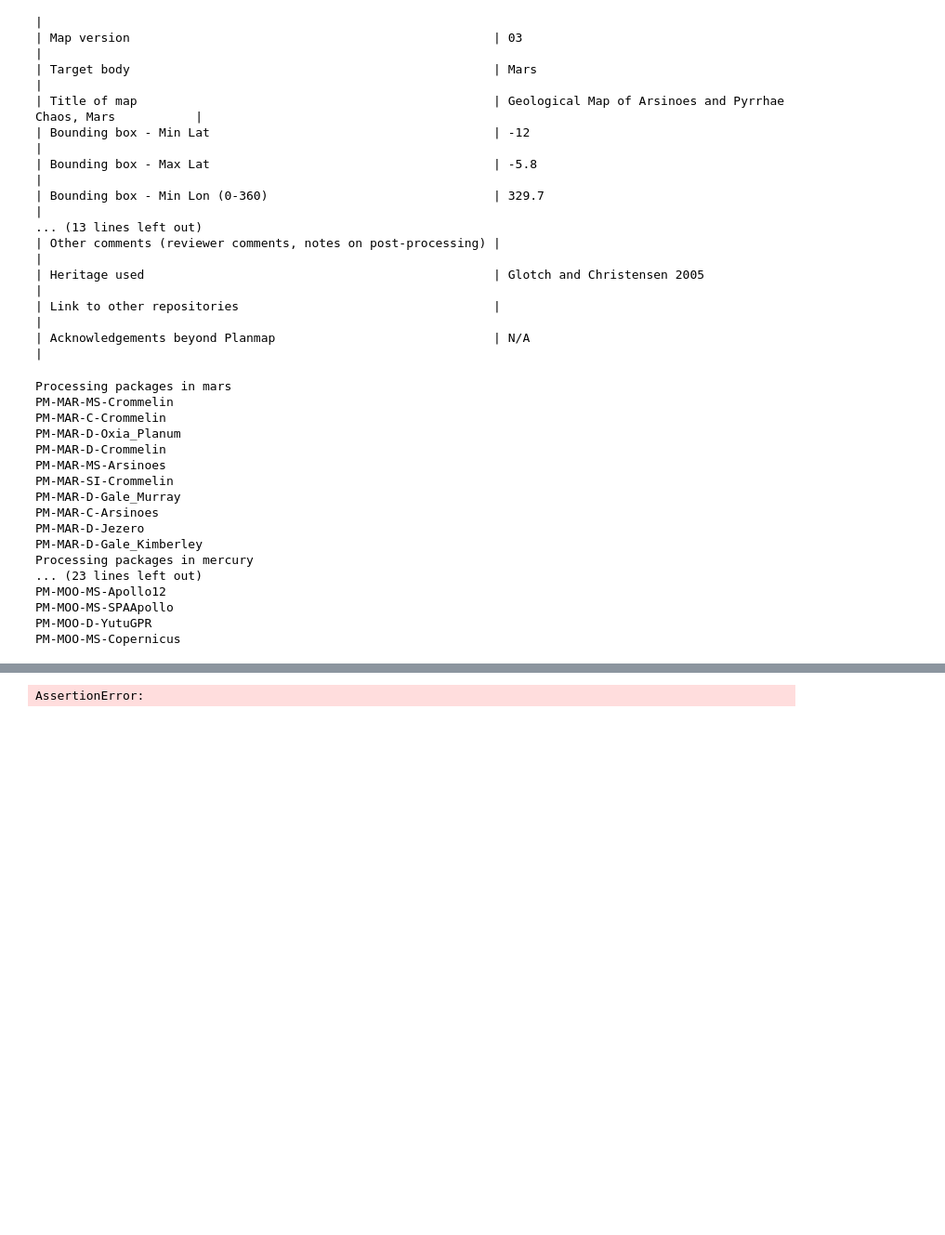
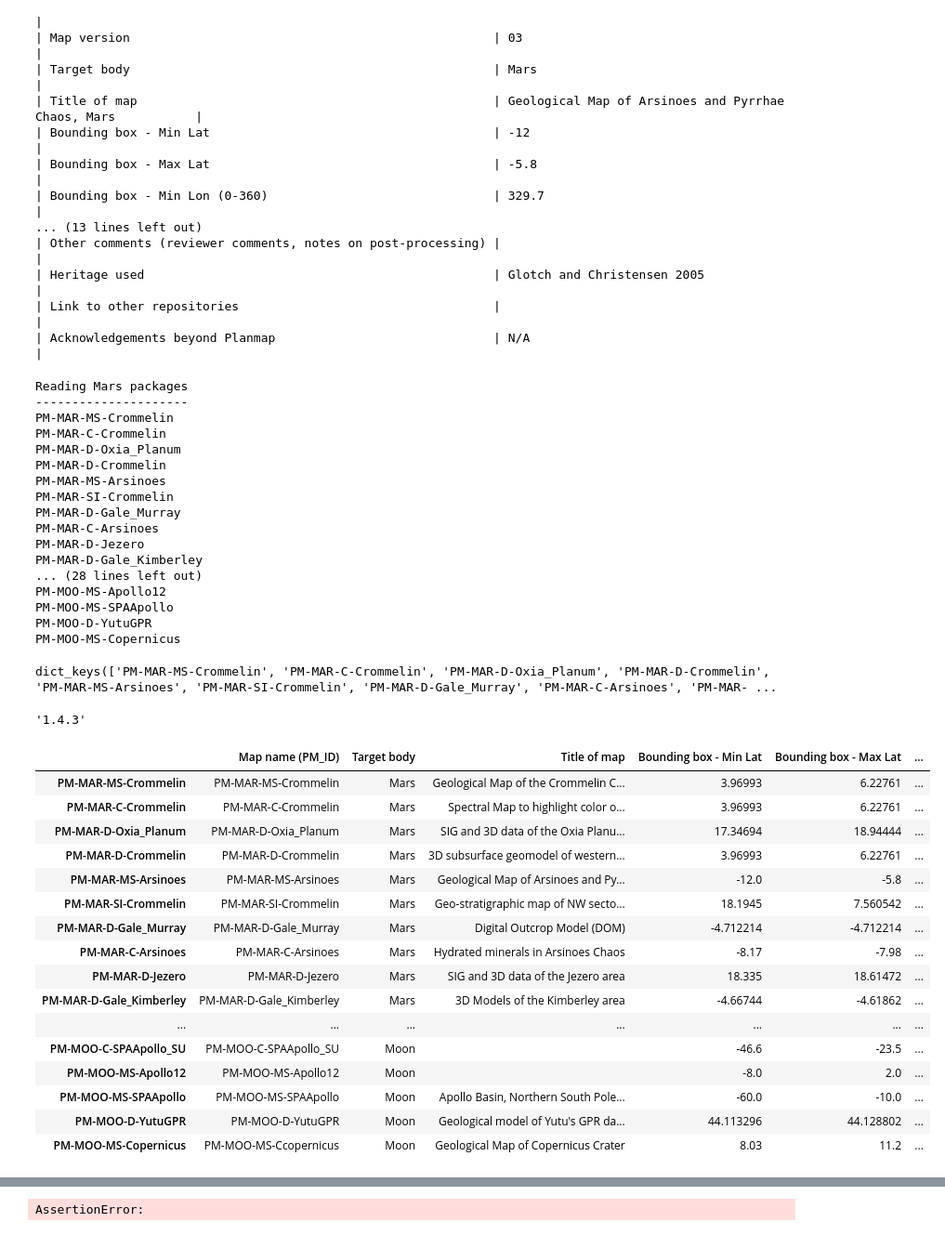
Before and after one commit to europlanet-gmap/invenio-tools, a Jupyter notebook: scratch/planmap/planmap_readme2json.ipynb, the cells around one changed output, grey strips where cells are left out. Shown at 93% size. Cells and saved outputs as stored; diff of their text form; code cells hidden in the pictures; blank space fills up the shorter version.

Commit message:
Update readme-to-json notebook with columns cleaning

```diff
--- a/scratch/planmap/planmap_readme2json.ipynb
+++ b/scratch/planmap/planmap_readme2json.ipynb
@@ -45,19 +62,14 @@ api.planmap.validate(table)
 import os
 from glob import glob
 
-def validate_readme(readme_file):
-    import api.planmap
+# Look for Planmap packages' Readme in every body, Mars, Mercury, Moon
+#
+table_all = {}
 
-    with open(readme_file, 'r') as fp:
-        readme = fp.read()
-
-    table = api.planmap.markdown2json(readme)
-
-    api.planmap.validate(table)
-
-
-for body in ['mars','mercury','moon']:
-    print("Processing packages in", body)
+for body in ['Mars','Mercury','Moon']:
+    msg = f"Reading {body} packages"
+    print(f"\n{msg}\n{'-'*len(msg)}")
+    body = body.lower()
 
     for pkg_dir in glob(f"{PUB_DIR}/{body}/PM-*"):
         pkg_name = os.path.basename(pkg_dir)
@@ -65,9 +77,12 @@ for body in ['mars','mercury','moon']:
 
         for filepath in glob(f"{pkg_dir}/*"):
             if os.path.basename(filepath).lower() == 'readme.md':
-                validate_readme(filepath)
+                table = validate_readme(filepath)
+                assert pkg_name not in table_all
+                table_all.update({ pkg_name: table })
 # %% [output]
-Processing packages in mars
+Reading Mars packages
+---------------------
 PM-MAR-MS-Crommelin
 PM-MAR-C-Crommelin
 PM-MAR-D-Oxia_Planum
@@ -78,9 +93,41 @@ PM-MAR-D-Gale_Murray
 PM-MAR-C-Arsinoes
 PM-MAR-D-Jezero
 PM-MAR-D-Gale_Kimberley
-Processing packages in mercury
-... (23 lines left out)
+... (28 lines left out)
 PM-MOO-MS-Apollo12
 PM-MOO-MS-SPAApollo
 PM-MOO-D-YutuGPR
 PM-MOO-MS-Copernicus
+# %%
+table_all.keys()
+# %% [output]
+dict_keys(['PM-MAR-MS-Crommelin', 'PM-MAR-C-Crommelin', 'PM-MAR-D-Oxia_Planum', 'PM-MAR-D-Crommelin', 'PM-MAR-MS-Arsinoes', 'PM-MAR-SI-Crommelin', 'PM-MAR-D-Gale_Murray', 'PM-MAR-C-Arsinoes', 'PM-MAR- ...
+# %%
+import pandas as pd
+
+pd.set_option('display.max_columns',100)
+
+pd.__version__
+# %% [output]
+'1.4.3'
+# %%
+df = pd.DataFrame(table_all).T
+df
+# %% [output]
+|  | Map name (PM_ID) | Target body | Title of map | Bounding box - Min Lat | Bounding box - Max Lat | ... |
+| PM-MAR-MS-Crommelin | PM-MAR-MS-Crommelin | Mars | Geological Map of the Crommelin C... | 3.96993 | 6.22761 | ... |
+| PM-MAR-C-Crommelin | PM-MAR-C-Crommelin | Mars | Spectral Map to highlight color o... | 3.96993 | 6.22761 | ... |
+| PM-MAR-D-Oxia_Planum | PM-MAR-D-Oxia_Planum | Mars | SIG and 3D data of the Oxia Planu... | 17.34694 | 18.94444 | ... |
+| PM-MAR-D-Crommelin | PM-MAR-D-Crommelin | Mars | 3D subsurface geomodel of western... | 3.96993 | 6.22761 | ... |
+| PM-MAR-MS-Arsinoes | PM-MAR-MS-Arsinoes | Mars | Geological Map of Arsinoes and Py... | -12.0 | -5.8 | ... |
+| PM-MAR-SI-Crommelin | PM-MAR-SI-Crommelin | Mars | Geo-stratigraphic map of NW secto... | 18.1945 | 7.560542 | ... |
+| PM-MAR-D-Gale_Murray | PM-MAR-D-Gale_Murray | Mars | Digital Outcrop Model (DOM) | -4.712214 | -4.712214 | ... |
+| PM-MAR-C-Arsinoes | PM-MAR-C-Arsinoes | Mars | Hydrated minerals in Arsinoes Chaos | -8.17 | -7.98 | ... |
+| PM-MAR-D-Jezero | PM-MAR-D-Jezero | Mars | SIG and 3D data of the Jezero area | 18.335 | 18.61472 | ... |
+| PM-MAR-D-Gale_Kimberley | PM-MAR-D-Gale_Kimberley | Mars | 3D Models of the Kimberley area | -4.66744 | -4.61862 | ... |
+| ... | ... | ... | ... | ... | ... | ... |
+| PM-MOO-C-SPAApollo_SU | PM-MOO-C-SPAApollo_SU | Moon |  | -46.6 | -23.5 | ... |
+| PM-MOO-MS-Apollo12 | PM-MOO-MS-Apollo12 | Moon |  | -8.0 | 2.0 | ... |
+| PM-MOO-MS-SPAApollo | PM-MOO-MS-SPAApollo | Moon | Apollo Basin, Northern South Pole... | -60.0 | -10.0 | ... |
+| PM-MOO-D-YutuGPR | PM-MOO-D-YutuGPR | Moon | Geological model of Yutu's GPR da... | 44.113296 | 44.128802 | ... |
+| PM-MOO-MS-Copernicus | PM-MOO-MS-Ccopernicus | Moon | Geological Map of Copernicus Crater | 8.03 | 11.2 | ... |
```
Also changed, not shown: parts of 6 cells of this notebook, 1 other file.
